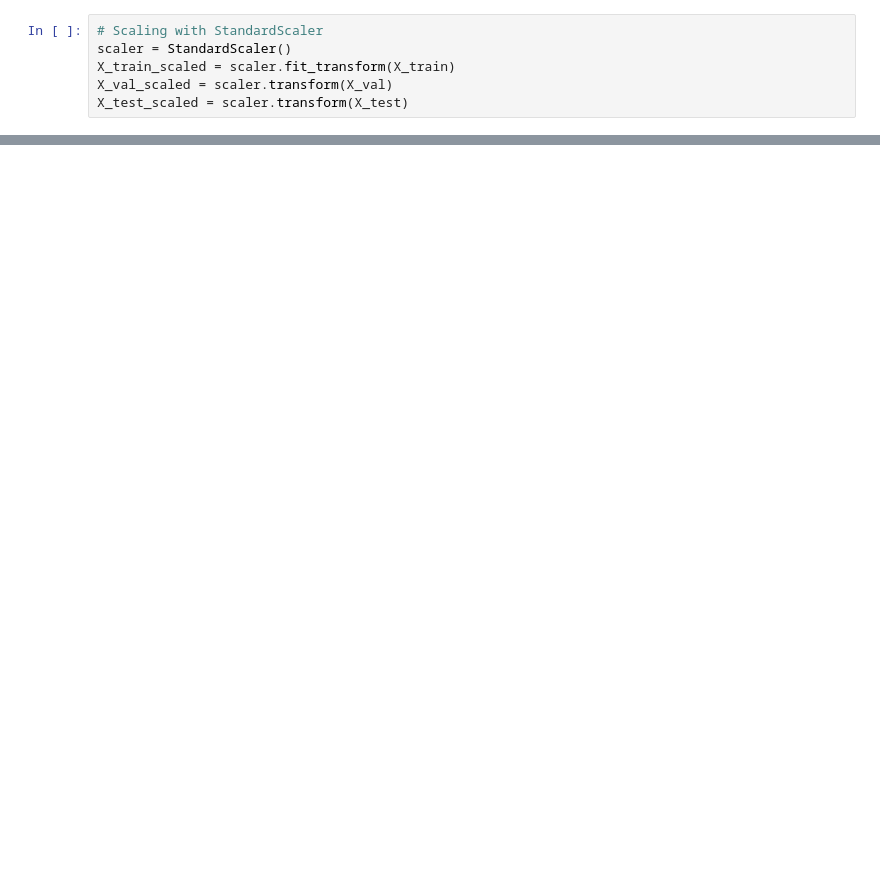
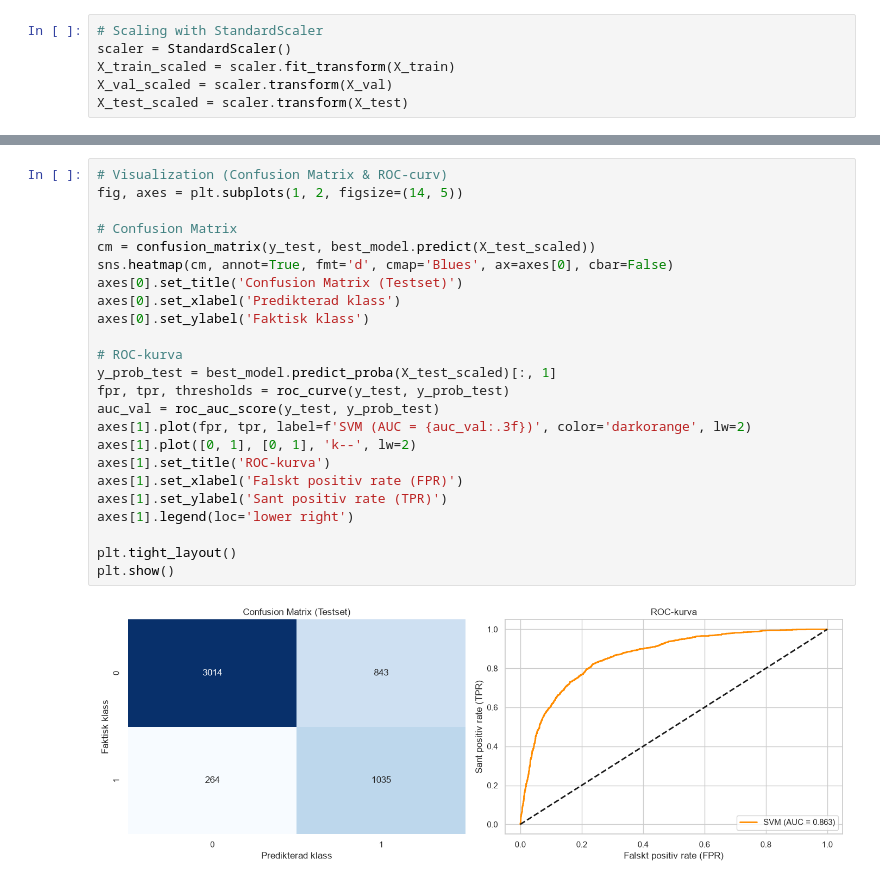
Before and after one commit to Grevendev/Predictor, a Jupyter notebook: models/svm.ipynb, the cells around one changed output, grey strips where cells are left out. Cells and saved outputs as stored; diff of their text form; blank space fills up the shorter version.

```diff
--- a/models/svm.ipynb
+++ b/models/svm.ipynb
@@ -184,0 +221,26 @@ evaluate_model(best_model, X_test_scaled, y_test, dataset_name="Testset")
+# %%
+# Visualization (Confusion Matrix & ROC-curv)
+fig, axes = plt.subplots(1, 2, figsize=(14, 5))
+
+# Confusion Matrix
+cm = confusion_matrix(y_test, best_model.predict(X_test_scaled))
+sns.heatmap(cm, annot=True, fmt='d', cmap='Blues', ax=axes[0], cbar=False)
+axes[0].set_title('Confusion Matrix (Testset)')
+axes[0].set_xlabel('Predikterad klass')
+axes[0].set_ylabel('Faktisk klass')
+
+# ROC-kurva
+y_prob_test = best_model.predict_proba(X_test_scaled)[:, 1]
+fpr, tpr, thresholds = roc_curve(y_test, y_prob_test)
+auc_val = roc_auc_score(y_test, y_prob_test)
+axes[1].plot(fpr, tpr, label=f'SVM (AUC = {auc_val:.3f})', color='darkorange', lw=2)
+axes[1].plot([0, 1], [0, 1], 'k--', lw=2)
+axes[1].set_title('ROC-kurva')
+axes[1].set_xlabel('Falskt positiv rate (FPR)')
+axes[1].set_ylabel('Sant positiv rate (TPR)')
+axes[1].legend(loc='lower right')
+
+plt.tight_layout()
+plt.show()
+# %% [output]
+[figure, added]
```
Also changed, not shown: parts of 6 cells of this notebook.
